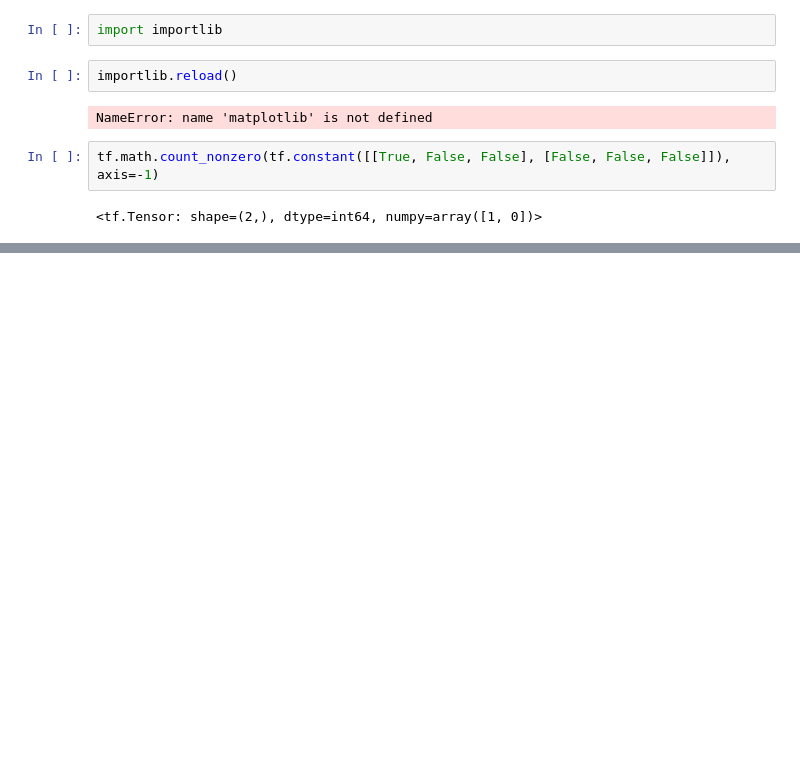
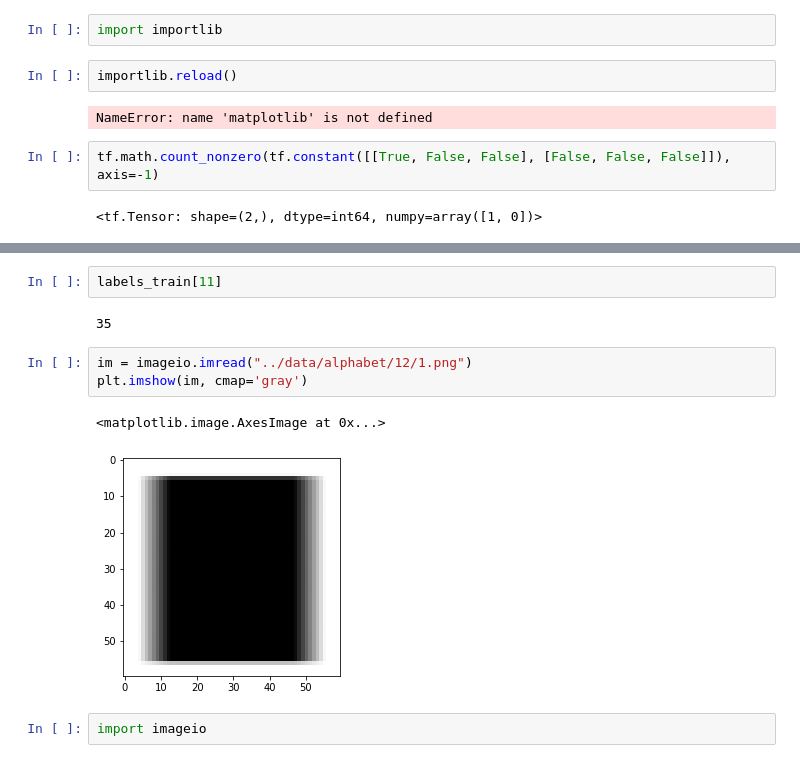
Before and after one commit to jgranley/CS291a, a Jupyter notebook: notebooks/tf_p2p.ipynb, the cells around one changed output, grey strips where cells are left out. Drawn from its saved outputs; the diff is of its cells as text; blank space fills up the shorter version.

```diff
--- a/notebooks/tf_p2p.ipynb
+++ b/notebooks/tf_p2p.ipynb
@@ -455,0 +604,12 @@ tf.math.count_nonzero(tf.constant([[True, False, False], [False, False, False]])
+# %%
+labels_train[11]
+# %% [output]
+35
+# %%
+im = imageio.imread("../data/alphabet/12/1.png")
+plt.imshow(im, cmap='gray')
+# %% [output]
+<matplotlib.image.AxesImage at 0x...>
+[figure, added]
+# %%
+import imageio
```
Also changed, not shown: parts of 20 cells of this notebook, 15 other files.
